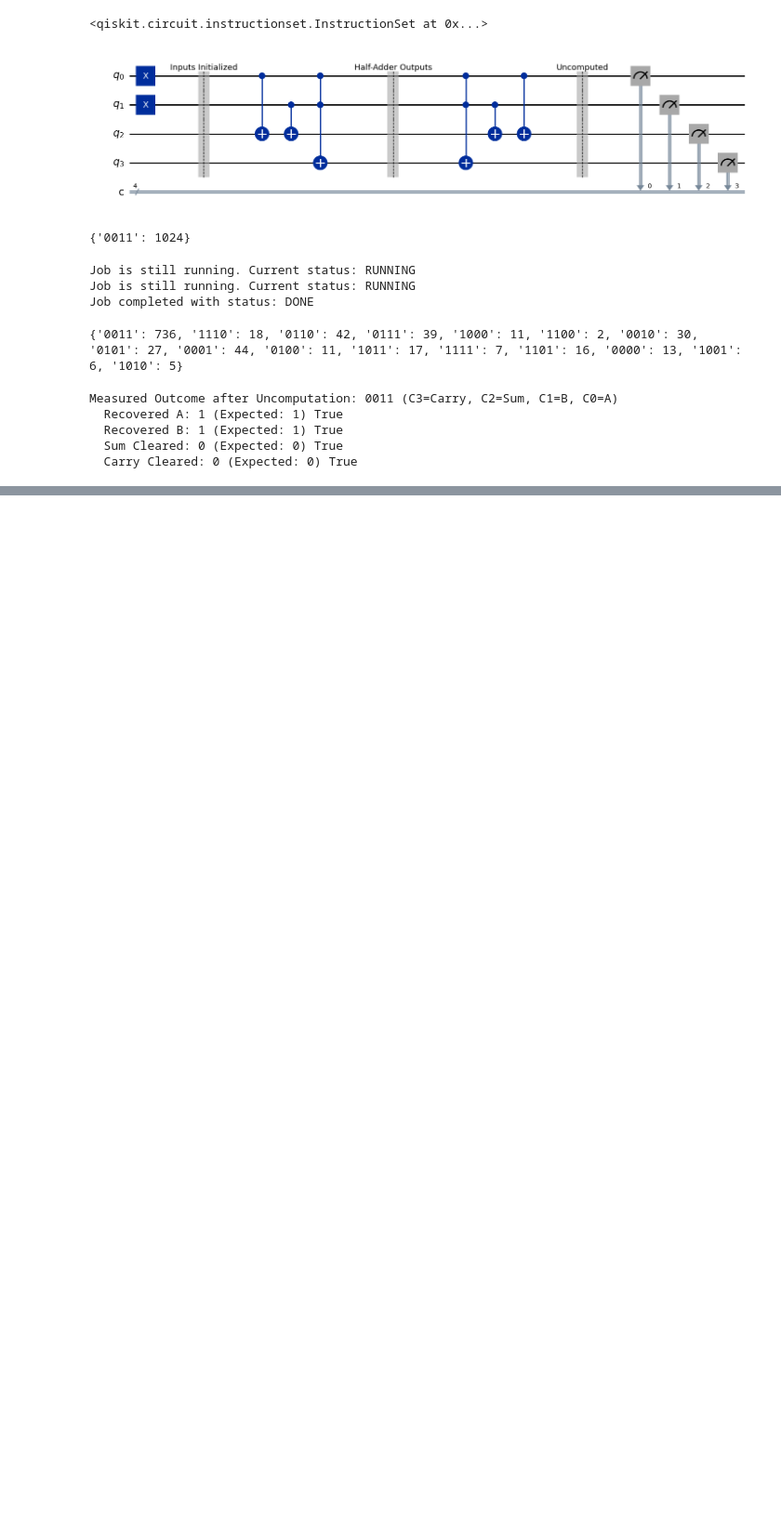
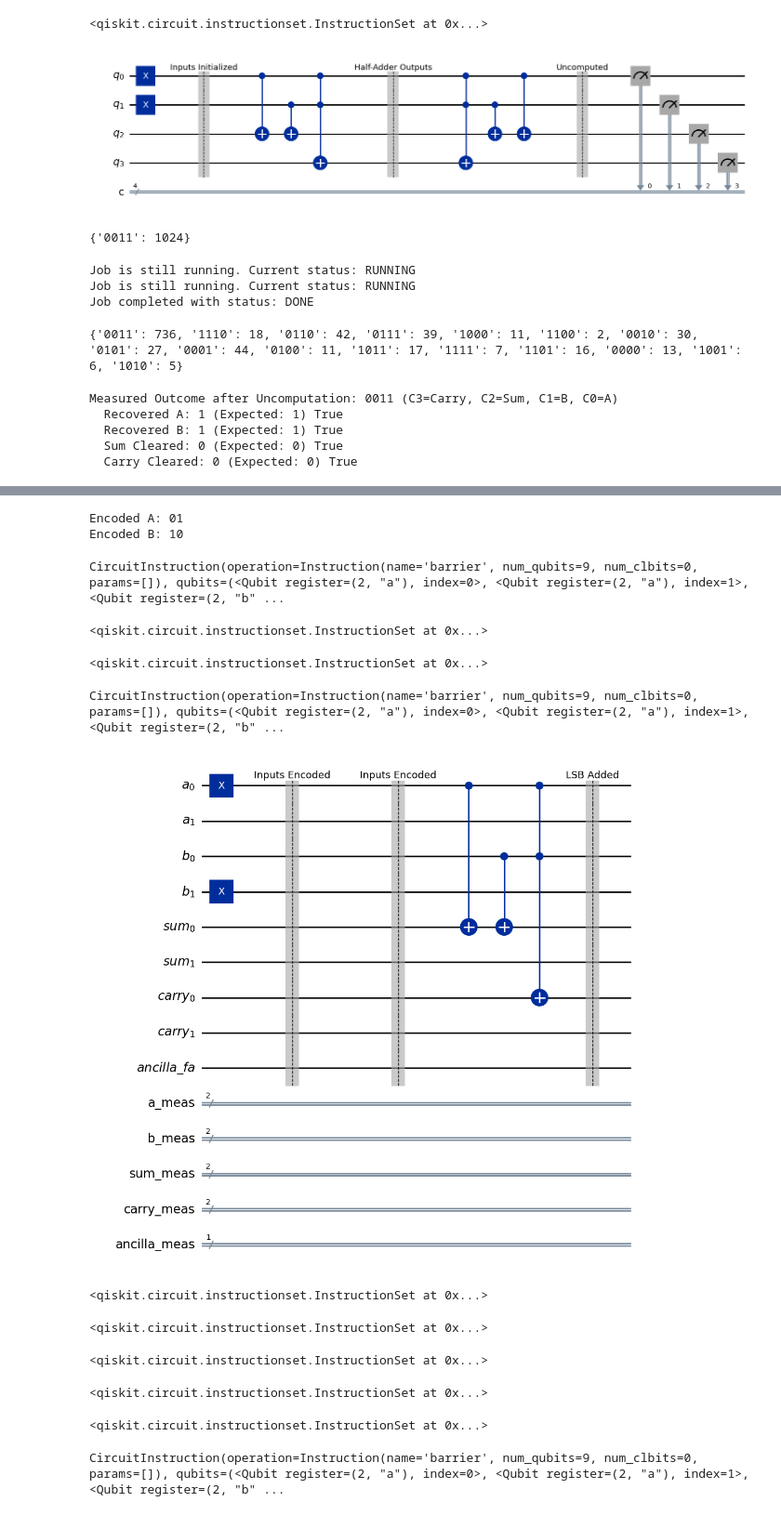
Before and after one commit to ram-polisetti/Q3_Hackathon, a Jupyter notebook: reversible_binary_adder.ipynb, the cells around one changed output, grey strips where cells are left out. Shown: that part at 93% size. Drawn from its saved outputs; the diff is of its cells as text; code cells hidden in the pictures; blank space fills up the shorter version.

```diff
--- a/reversible_binary_adder.ipynb
+++ b/reversible_binary_adder.ipynb
@@ -402,0 +437,77 @@ The system can always returns to it previous state
+# %%
+# Classical registers for measurement (matching new quantum registers)
+a_classical_2bit = ClassicalRegister(NUM_BITS, 'a_meas')
+b_classical_2bit = ClassicalRegister(NUM_BITS, 'b_meas')
+sum_classical_2bit = ClassicalRegister(NUM_BITS, 'sum_meas')
+carry_classical_2bit = ClassicalRegister(NUM_BITS, 'carry_meas') # Now measures 2 carry bits
+ancilla_fa_classical_2bit = ClassicalRegister(1, 'ancilla_meas') # Measures ancilla
+# %%
+# Create the main quantum circuit
+qc_adder_2bit = QuantumCircuit(
+    a_reg_2bit, b_reg_2bit, sum_reg_2bit, carry_reg_2bit, ancilla_fa_2bit, # All quantum registers
+    a_classical_2bit, b_classical_2bit, sum_classical_2bit, carry_classical_2bit, ancilla_fa_classical_2bit # All classical registers
+)
+# %%
+for i in range(NUM_BITS):
+    if (a_val >> i) & 1:
+        qc_adder_2bit.x(a_reg_2bit[i])
+print(f"Encoded A: {bin(a_val)[2:].zfill(NUM_BITS)}")
+
+for i in range(NUM_BITS):
+    if (b_val >> i) & 1:
+        qc_adder_2bit.x(b_reg_2bit[i])
+print(f"Encoded B: {bin(b_val)[2:].zfill(NUM_BITS)}")
+# %% [output]
+Encoded A: 01
+Encoded B: 10
+# %%
+qc_adder_2bit.barrier(label='Inputs Encoded')
+# %% [output]
+CircuitInstruction(operation=Instruction(name='barrier', num_qubits=9, num_clbits=0, params=[]), qubits=(<Qubit register=(2, "a"), index=0>, <Qubit register=(2, "a"), index=1>, <Qubit register=(2, "b" ...
+# %%
+qc_adder_2bit.cx(a_reg_2bit[0], sum_reg_2bit[0])
+qc_adder_2bit.cx(b_reg_2bit[0], sum_reg_2bit[0])
+# %% [output]
+<qiskit.circuit.instructionset.InstructionSet at 0x...>
+# %%
+qc_adder_2bit.ccx(a_reg_2bit[0], b_reg_2bit[0], carry_reg_2bit[0])
+# %% [output]
+<qiskit.circuit.instructionset.InstructionSet at 0x...>
+# %%
+qc_adder_2bit.barrier(label='LSB Added')
+# %% [output]
+CircuitInstruction(operation=Instruction(name='barrier', num_qubits=9, num_clbits=0, params=[]), qubits=(<Qubit register=(2, "a"), index=0>, <Qubit register=(2, "a"), index=1>, <Qubit register=(2, "b" ...
+# %%
+qc_adder_2bit.draw(output='mpl')
+# %% [output]
+[figure, added]
+# %%
+qc_adder_2bit.cx(a_reg_2bit[1], sum_reg_2bit[1])
+qc_adder_2bit.cx(b_reg_2bit[1], sum_reg_2bit[1])
+qc_adder_2bit.cx(carry_reg_2bit[0], sum_reg_2bit[1]) # XOR with Carry_in (Carry[0])
+# %% [output]
+<qiskit.circuit.instructionset.InstructionSet at 0x...>
+# %%
+qc_adder_2bit.cx(a_reg_2bit[1], ancilla_fa_2bit[0])
+qc_adder_2bit.cx(b_reg_2bit[1], ancilla_fa_2bit[0])
+# %% [output]
+<qiskit.circuit.instructionset.InstructionSet at 0x...>
+# %%
+qc_adder_2bit.ccx(carry_reg_2bit[0], ancilla_fa_2bit[0], carry_reg_2bit[1])
+# %% [output]
+<qiskit.circuit.instructionset.InstructionSet at 0x...>
+# %%
+qc_adder_2bit.ccx(a_reg_2bit[1], b_reg_2bit[1], carry_reg_2bit[1])
+# %% [output]
+<qiskit.circuit.instructionset.InstructionSet at 0x...>
+# %%
+# UNCOMPUTE the ancilla_fa_2bit[0] qubit! It's no longer needed and must be returned to |0⟩.
+qc_adder_2bit.cx(b_reg_2bit[1], ancilla_fa_2bit[0])
+qc_adder_2bit.cx(a_reg_2bit[1], ancilla_fa_2bit[0])
+# %% [output]
+<qiskit.circuit.instructionset.InstructionSet at 0x...>
+# %%
+qc_adder_2bit.barrier(label='MSB Added')
+qc_adder_2bit.barrier(label='Addition Complete')
+# %% [output]
+CircuitInstruction(operation=Instruction(name='barrier', num_qubits=9, num_clbits=0, params=[]), qubits=(<Qubit register=(2, "a"), index=0>, <Qubit register=(2, "a"), index=1>, <Qubit register=(2, "b" ...
```
Also changed, not shown: parts of 10 cells of this notebook.
